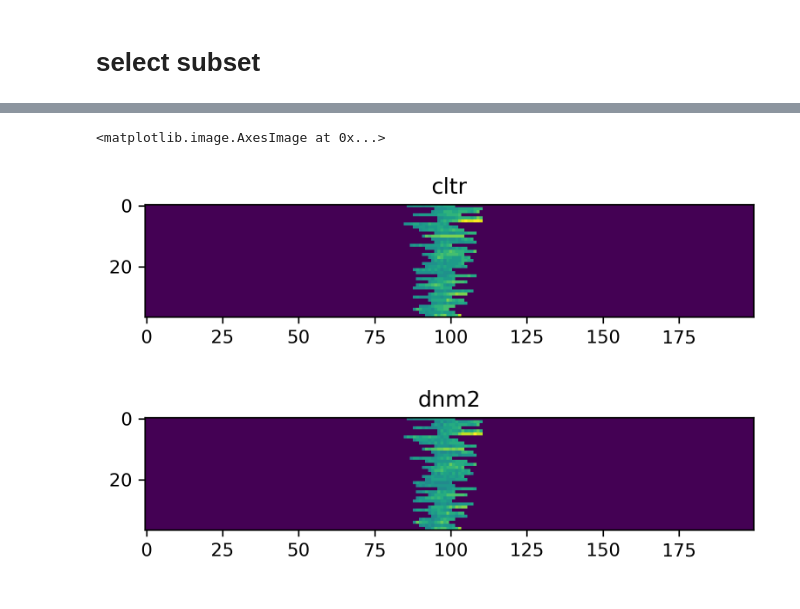
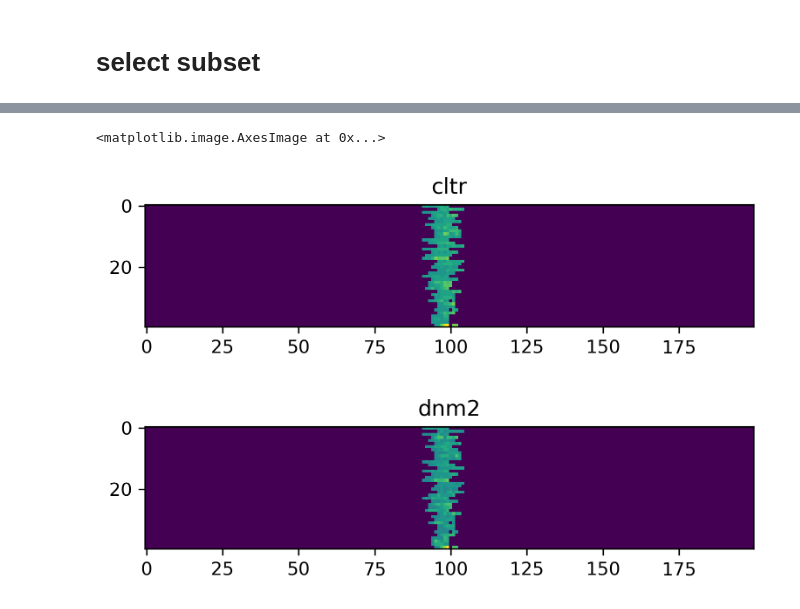
Before and after one commit to pylattice/pyLattice, a Jupyter notebook: src/jupyter/detectedTracksProcessed_lifetimeCohorts_travelDistance.ipynb, the cells around one changed output, grey strips where cells are left out. Saved outputs shown, nothing was run; the diff lists cells and outputs as text; code cells hidden in the pictures.

```diff
--- a/src/jupyter/detectedTracksProcessed_lifetimeCohorts_travelDistance.ipynb
+++ b/src/jupyter/detectedTracksProcessed_lifetimeCohorts_travelDistance.ipynb
@@ -93,13 +91,20 @@ tiffproc.maxIntensityProjection(latticeMovieFrame)
 # %%
 # read the raw csv data for further processing
 
-path = outputDataFolder+'/'+trackingCsvFilenameProcessed
-print(path)
-print(path)
+filepath = path+outputDataFolder+'/'+trackingCsvFilenameProcessed
+print(filepath)
 
-data = pd.read_csv(path,header=0)
+
+data = pd.read_csv(filepath,header=0)
 data.columns = ["trackId","tracklength","time[s]","frameId","lifetime","catIdx","m_x",'m_y',"m_z","m_A","m_c","m_pval_Ar","s_x",'s_y',"s_z","s_A","s_c","s_pval_Ar"]
 trackIds = data.drop_duplicates(subset='trackId')['trackId'].values
 
-data[0:5]
+dataUnique = data.drop_duplicates(subset='trackId')
+
+lengthTreshold = 5 #frames
+trackIdsLong = (data[data['tracklength'] > lengthTreshold]).drop_duplicates(subset='trackId')['trackId'].values
+longTracks = data[data['tracklength'] > lengthTreshold]
+longTracks
+
+print("total number of tracks: {}\nunique tracks: {}\nlongtracks (len>{}) {}".format(len(data),len(dataUnique),lengthTreshold,len(longTracks.drop_duplicates(subset='trackId'))))
 # %% [output]
@@ -162,7 +174,7 @@ def parseCutString(string):
 # %%
 
 maxIdxs = []
-for trackId in cat_Ia_Tracks_long:
+for trackId in allTrackIdsLrgrThanFour:
     track = track = data[data['trackId'] == trackId]
     maxIdx = np.argmax(track['s_A'].values)
     maxIdxs.append(maxIdx)
@@ -200,7 +198,7 @@ for i in range(0,len(lifetimeCohorts)):
     trackIdsAssignedToCohorts.append(np.array([]))
 
 
-trackIdsUsed = cat_Ia_Tracks_long
+trackIdsUsed = allTrackIdsLrgrThanFour
 
 for trackId in trackIdsUsed:
     track = data[data['trackId'] == trackId]
@@ -242,5 +233,5 @@ for cohortIdArray in trackIdsAssignedToCohorts:
 # %%
-trackId = 123
+trackId = 6
 
 track = data[data['trackId'] == trackId]
 tracklength = track['tracklength'].values[0]
@@ -270,9 +261,9 @@ for i in range(1,len(track)):
     dist = np.linalg.norm(v2-v1)
     distances.append(dist)
 distances = np.array(distances)
-plt.plot(distanceToStart)
+plt.plot(distances)
 plt.ylabel('distance [px]')
-plt.xlabel('time [ frame]')
+plt.xlabel('time [ frame]');
 plt.show()
 
 distanceToStart = []
@@ -285,5 +276,5 @@ distanceToStart = np.array(distanceToStart)
 
 plt.plot(distanceToStart)
 plt.ylabel('distance [px]')
-plt.xlabel('time [ frame]')
+plt.xlabel('time [ frame]');
 # %% [output]
@@ -376,25 +366,25 @@ def createBufferForDistances(listOfTrackIdsAssignedToCohort,backgroundIntensity=
 # %%
 #calculate all the buffers for all cohorts
 backgroundIntensity = 0
 
 cohortBuffers = []
 for i in range(0,len(lifetimeCohorts)):
     m_buffer, s_buffer = createBufferForDistances(trackIdsAssignedToCohorts[i], -10)
     cohortBuffers.append([m_buffer,s_buffer])
 
-cohortIdx = 2
+cohortIdx = 1
 m_buffer,s_buffer = cohortBuffers[cohortIdx]
 plt.figure(dpi=300)
 plt.title('cltr')
 plt.imshow(m_buffer)
 
 
 plt.figure(dpi=300)
 plt.title('dnm2')
 plt.imshow(s_buffer)
 # %% [output]
 <matplotlib.image.AxesImage at 0x...>
-[figure, old version]
+[figure, new version]
-[figure, old version]
+[figure, new version]
 # %%
 def avgAllColumns_ignoreValue(twoDArray,ignoredValue,replacementValue):
```
Also changed, not shown: parts of 20 cells of this notebook, 2 other files.
